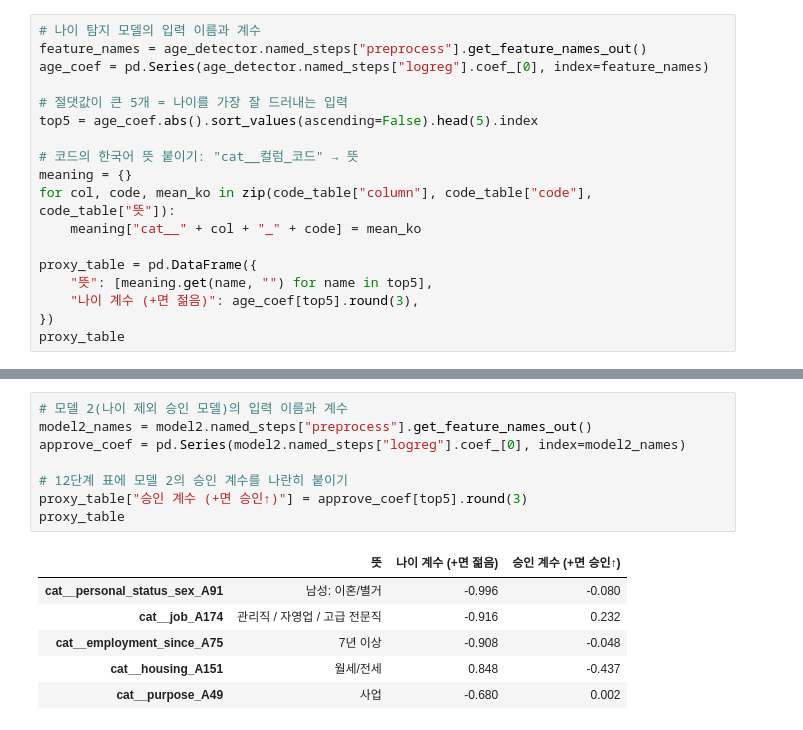
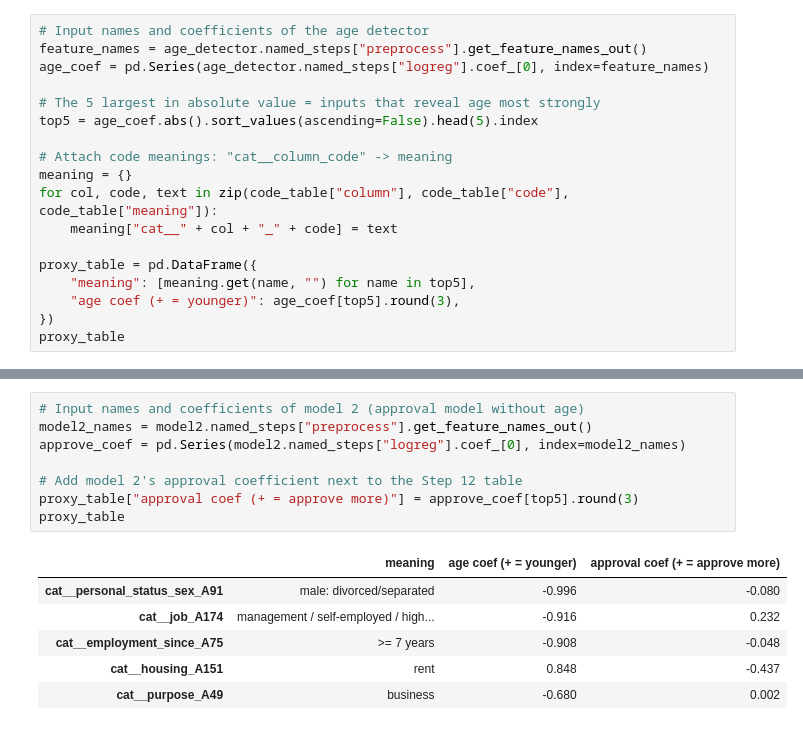
Before and after one commit to minjaekim1702-max/loan-fairness-audit, a Jupyter notebook: audit.ipynb, the cells around one changed output, grey strips where cells are left out. Cells and saved outputs as stored; diff of their text form.

```diff
--- a/audit.ipynb
+++ b/audit.ipynb
@@ -759,19 +769,19 @@ train 25세 미만 비율: 0.146
 # %%
-# 나이 탐지 모델의 입력 이름과 계수
+# Input names and coefficients of the age detector
 feature_names = age_detector.named_steps["preprocess"].get_feature_names_out()
 age_coef = pd.Series(age_detector.named_steps["logreg"].coef_[0], index=feature_names)
 
-# 절댓값이 큰 5개 = 나이를 가장 잘 드러내는 입력
+# The 5 largest in absolute value = inputs that reveal age most strongly
 top5 = age_coef.abs().sort_values(ascending=False).head(5).index
 
-# 코드의 한국어 뜻 붙이기: "cat__컬럼_코드" → 뜻
+# Attach code meanings: "cat__column_code" -> meaning
 meaning = {}
-for col, code, mean_ko in zip(code_table["column"], code_table["code"], code_table["뜻"]):
-    meaning["cat__" + col + "_" + code] = mean_ko
+for col, code, text in zip(code_table["column"], code_table["code"], code_table["meaning"]):
+    meaning["cat__" + col + "_" + code] = text
 
 proxy_table = pd.DataFrame({
-    "뜻": [meaning.get(name, "") for name in top5],
-    "나이 계수 (+면 젊음)": age_coef[top5].round(3),
+    "meaning": [meaning.get(name, "") for name in top5],
+    "age coef (+ = younger)": age_coef[top5].round(3),
 })
 proxy_table
 # %% [output]
@@ -804,16 +814,16 @@ proxy_table
 # %%
-# 모델 2(나이 제외 승인 모델)의 입력 이름과 계수
+# Input names and coefficients of model 2 (approval model without age)
 model2_names = model2.named_steps["preprocess"].get_feature_names_out()
 approve_coef = pd.Series(model2.named_steps["logreg"].coef_[0], index=model2_names)
 
-# 12단계 표에 모델 2의 승인 계수를 나란히 붙이기
-proxy_table["승인 계수 (+면 승인↑)"] = approve_coef[top5].round(3)
+# Add model 2's approval coefficient next to the Step 12 table
+proxy_table["approval coef (+ = approve more)"] = approve_coef[top5].round(3)
 proxy_table
 # %% [output]
-|  | 뜻 | 나이 계수 (+면 젊음) | 승인 계수 (+면 승인↑) |
-| cat__personal_status_sex_A91 | 남성: 이혼/별거 | -0.996 | -0.080 |
-| cat__job_A174 | 관리직 / 자영업 / 고급 전문직 | -0.916 | 0.232 |
-| cat__employment_since_A75 | 7년 이상 | -0.908 | -0.048 |
-| cat__housing_A151 | 월세/전세 | 0.848 | -0.437 |
-| cat__purpose_A49 | 사업 | -0.680 | 0.002 |
+|  | meaning | age coef (+ = younger) | approval coef (+ = approve more) |
+| cat__personal_status_sex_A91 | male: divorced/separated | -0.996 | -0.080 |
+| cat__job_A174 | management / self-employed / high... | -0.916 | 0.232 |
+| cat__employment_since_A75 | >= 7 years | -0.908 | -0.048 |
+| cat__housing_A151 | rent | 0.848 | -0.437 |
+| cat__purpose_A49 | business | -0.680 | 0.002 |
 # %% [markdown]
```
Also changed, not shown: parts of 50 cells of this notebook, 1 other file.
